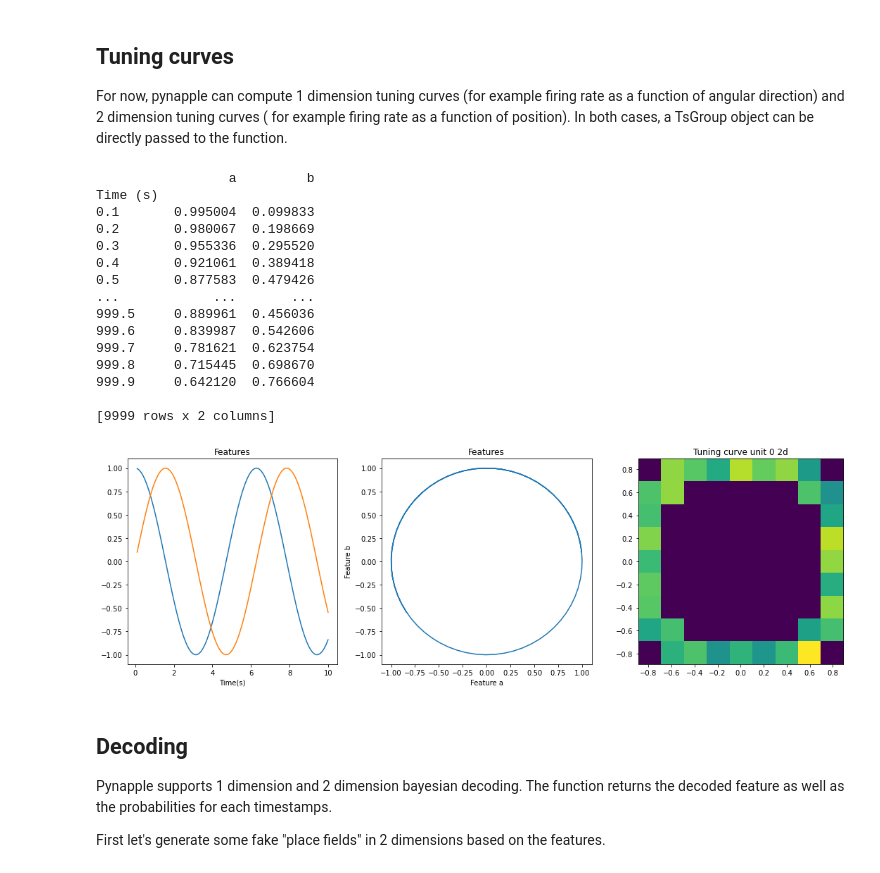
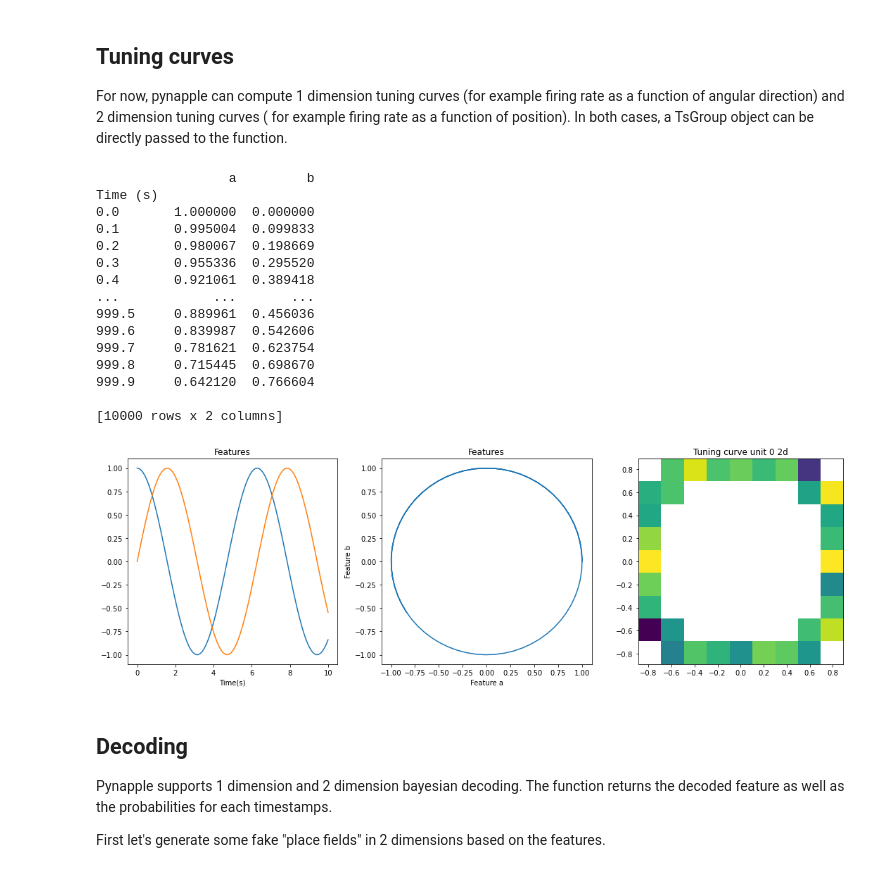
Before and after one commit to pynapple-org/pynapple, a Jupyter notebook: docs/notebooks/pynapple-process-notebook.ipynb, the cells around one changed output. Cells and saved outputs as stored; diff of their text form; code cells hidden in the pictures.

```diff
--- a/docs/notebooks/pynapple-process-notebook.ipynb
+++ b/docs/notebooks/pynapple-process-notebook.ipynb
@@ -88,48 +153,45 @@ features = nap.TsdFrame(t = np.arange(0, 1000, 0.1), d = features, time_units =
 print(features)
 
 tcurves1d = nap.compute_1d_tuning_curves(group=ts_group,
-                                         feature = features['a'],
-                                         ep = epoch,
+                                         feature=features['a'],
                                          nb_bins=10)
-
 
 tcurves2d, binsxy = nap.compute_2d_tuning_curves(group=ts_group,
                                                  feature = features,
-                                                 ep = epoch,
                                                  nb_bins=10)
 
 plt.figure(figsize=(15,5))
 plt.subplot(131)
 plt.plot(features.as_units('s').loc[0:10])
 plt.title("Features")
 plt.xlabel("Time(s)")
 plt.subplot(132)
 plt.title("Features")
 plt.plot(features['a'].as_units('s').loc[0:10], features['b'].as_units('s').loc[0:10])
 plt.xlabel("Feature a")
 plt.ylabel("Feature b")
 plt.subplot(133)
 plt.title("Tuning curve unit 0 2d")
 plt.imshow(tcurves2d[0], extent=(binsxy[1][0],binsxy[1][-1],binsxy[0][0],binsxy[0][-1]))
 plt.tight_layout()
 plt.show()
 # %% [output]
                  a         b
 Time (s)
+0.0       1.000000  0.000000
 0.1       0.995004  0.099833
 0.2       0.980067  0.198669
 0.3       0.955336  0.295520
 0.4       0.921061  0.389418
-0.5       0.877583  0.479426
 ...            ...       ...
 999.5     0.889961  0.456036
 999.6     0.839987  0.542606
 999.7     0.781621  0.623754
 999.8     0.715445  0.698670
 999.9     0.642120  0.766604
 
-[9999 rows x 2 columns]
+[10000 rows x 2 columns]
-[figure, old version]
+[figure, new version]
 # %% [markdown]
 ## Decoding
 
```
Also changed, not shown: parts of 12 cells of this notebook, 10 other files.
